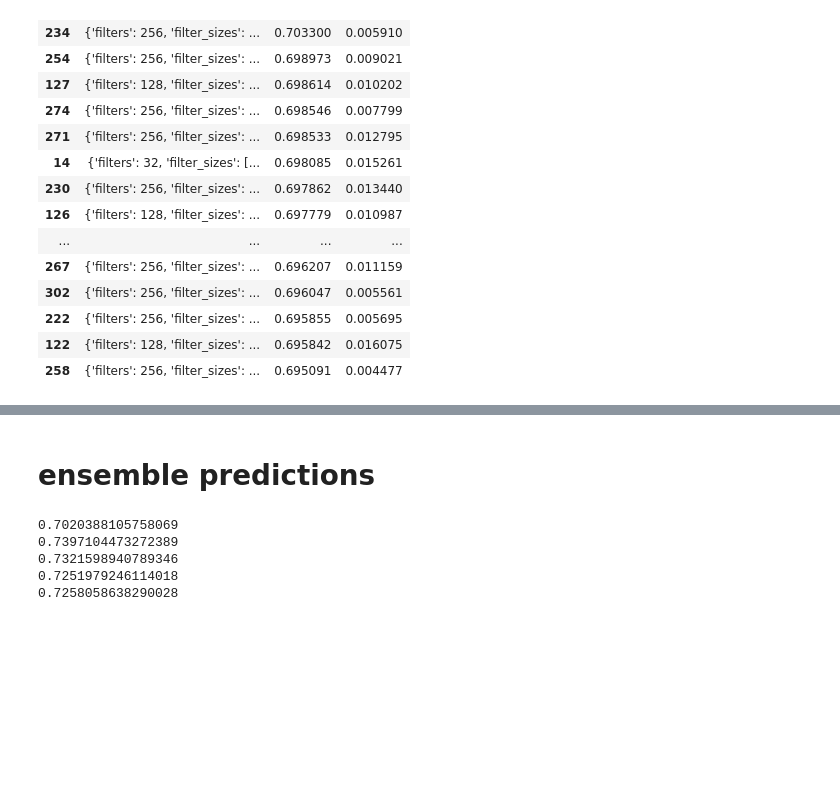
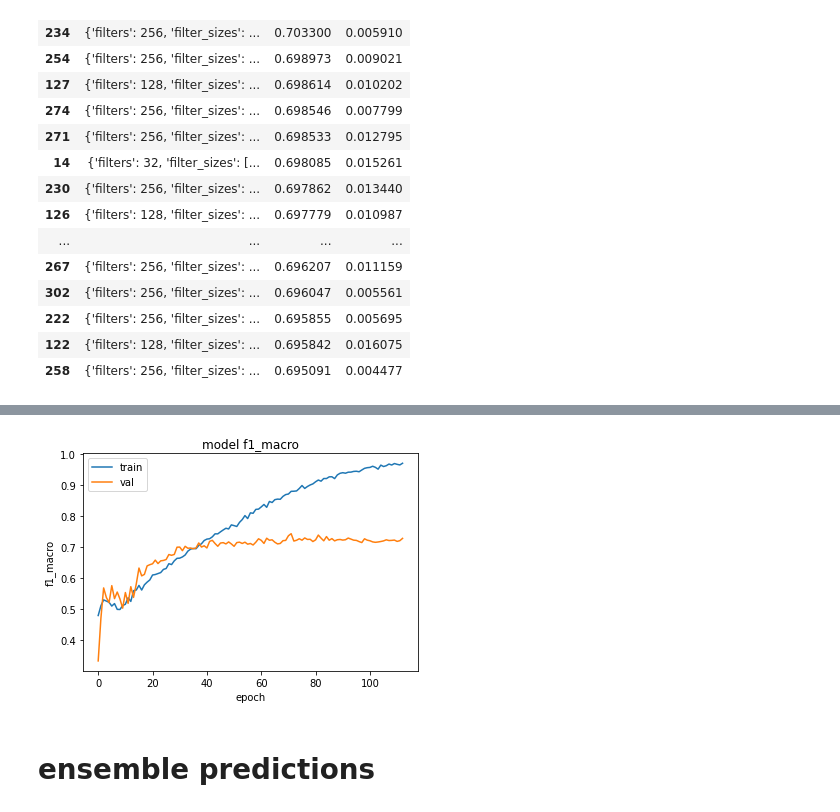
Before and after one commit to alessandrocuda/ReSt, a Jupyter notebook: notebooks/ReStCnn/Kim_CNN.ipynb, the cells around one changed output, grey strips where cells are left out. Cells and saved outputs as stored; diff of their text form; code cells hidden in the pictures; blank space fills up the shorter version.

```diff
--- a/notebooks/ReStCnn/Kim_CNN.ipynb
+++ b/notebooks/ReStCnn/Kim_CNN.ipynb
@@ -357,3 +505,14 @@ plot_history(history)
+# %%
+# summarize history for loss
+plt.plot(history.history['f1_macro'])
+plt.plot(history.history['val_f1_macro'])
+plt.title('Model f1_macro')
+plt.ylabel('f1_macro')
+plt.xlabel('epoch')
+plt.legend(['Train', 'Val'], loc='upper left')
+plt.show()
+# %% [output]
+[figure, added]
 # %% [markdown]
 # ensemble predictions
 # %%
@@ -362,41 +521,0 @@ from sklearn.metrics import accuracy_score
-# %%
-cv_kfold = StratifiedKFold(n_splits=5, shuffle=True)
-
-models = []
-X = X_train
-X_extra = X_train2
-y = y_train
-test   = {"text": X_val, "extra": X_val2}
-
-y_test = y_val
-
-for train_index, test_index in cv_kfold.split(X, y):
-  model = build_model()
-  model.compile(
-      loss=tf.keras.losses.BinaryCrossentropy(),
-      #optimizer=tf.keras.optimizers.Adam(learning_rate=0.007, amsgrad=True),
-      optimizer = tf.keras.optimizers.SGD(learning_rate=0.007, momentum=0.4, nesterov=True),
-      metrics=["accuracy"]
-  )
-  input_train = {"text": X[train_index], "extra": X_extra[train_index]}
-  input_val   = {"text": X[test_index], "extra": X_extra[test_index]}
-  y_train = y[train_index]
-  y_val = y[test_index]
-  f1_callback1 = ROCCallback(validation = (input_val, y_val), verbose = 0)
-  best_callback1 = ReturnBestEarlyStopping(monitor="val_f1",
-                                          min_delta=0,
-                                          patience=200,
-                                          verbose=0,
-                                          mode="max",
-                                          #baseline=0.72,
-                                          restore_best_weights=True)
-  model.fit(input_train, y_train, batch_size=128, epochs=200, validation_data=(input_val, y_val), callbacks=[f1_callback1, best_callback1], verbose=0)
-  y_test_pred = np.where(model.predict(test) >0.5,1,0)
-  print(f1_score(y_test,y_test_pred,average="macro"))
-  models.append(model)
-# %% [output]
-0.7020388105758069
-0.7397104473272389
-0.7321598940789346
-0.7251979246114018
-0.7258058638290028
```
Also changed, not shown: parts of 25 cells of this notebook.
